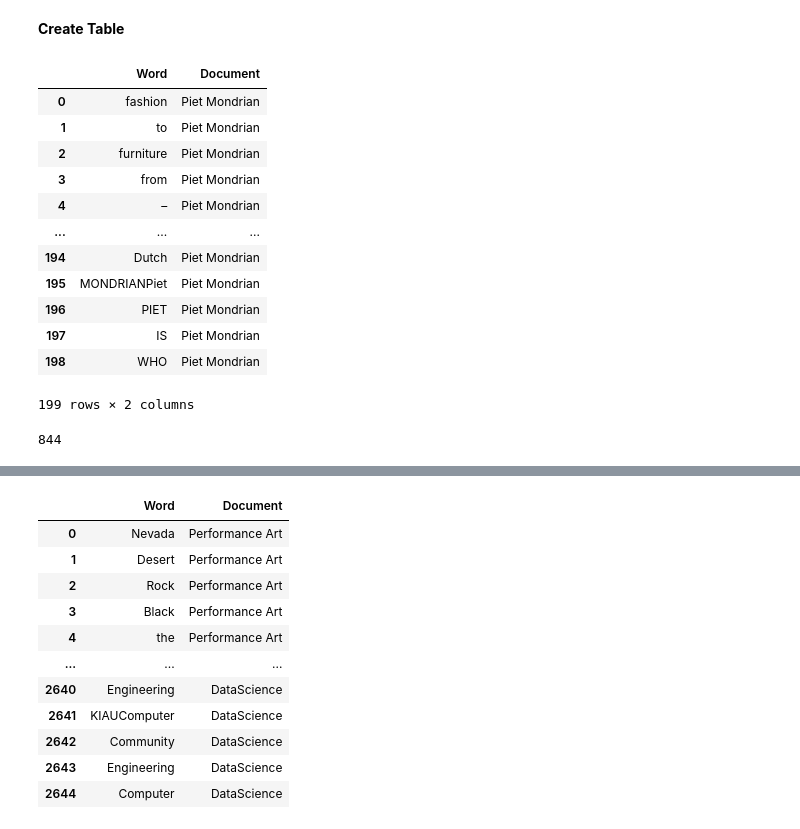
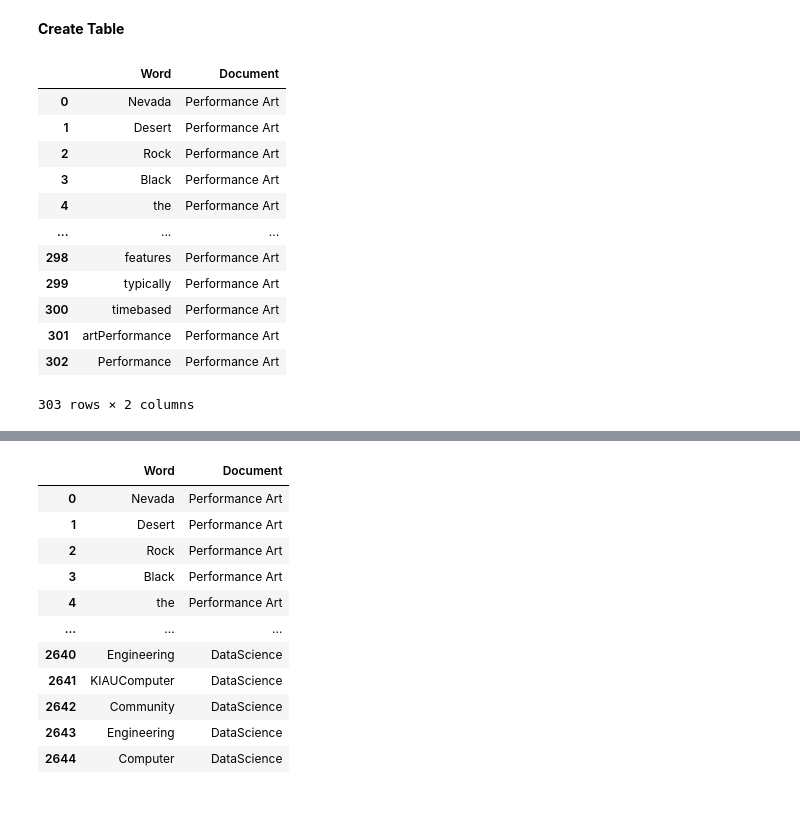
Before and after one commit to arash-mehrzadi/information-retrieval-engine, a Jupyter notebook: I_R_E.ipynb, the cells around one changed output, grey strips where cells are left out. Cells and saved outputs as stored; diff of their text form; code cells hidden in the pictures.

```diff
--- a/I_R_E.ipynb
+++ b/I_R_E.ipynb
@@ -116,20 +112,0 @@ Data_F
-# %%
-Data_dic['DataScience']
-# %% [output]
-|  | Word | Document |
-| 0 | fashion | Piet Mondrian |
-| 1 | to | Piet Mondrian |
-| 2 | furniture | Piet Mondrian |
-| 3 | from | Piet Mondrian |
-| 4 | – | Piet Mondrian |
-| ... | ... | ... |
-| 194 | Dutch | Piet Mondrian |
-| 195 | MONDRIANPiet | Piet Mondrian |
-| 196 | PIET | Piet Mondrian |
-| 197 | IS | Piet Mondrian |
-| 198 | WHO | Piet Mondrian |
-199 rows × 2 columns
-# %%
-len(Data_dic['DataScience'])+len(Data_dic['Performance Art'])
-# %% [output]
-844
@@ -140,3 +113,19 @@ inner= pd.merge(Data_dic['DataScience'], Data_dic['Performance Art'], on='Word',
+# %%
+Data_dic['Performance Art']
+# %% [output]
+|  | Word | Document |
+| 0 | Nevada | Performance Art |
+| 1 | Desert | Performance Art |
+| 2 | Rock | Performance Art |
+| 3 | Black | Performance Art |
+| 4 | the | Performance Art |
+| ... | ... | ... |
+| 298 | features | Performance Art |
+| 299 | typically | Performance Art |
+| 300 | timebased | Performance Art |
+| 301 | artPerformance | Performance Art |
+| 302 | Performance | Performance Art |
+303 rows × 2 columns
 # %%
 def Merge(input_table):
   a=0
```
Also changed, not shown: parts of 22 cells of this notebook.
